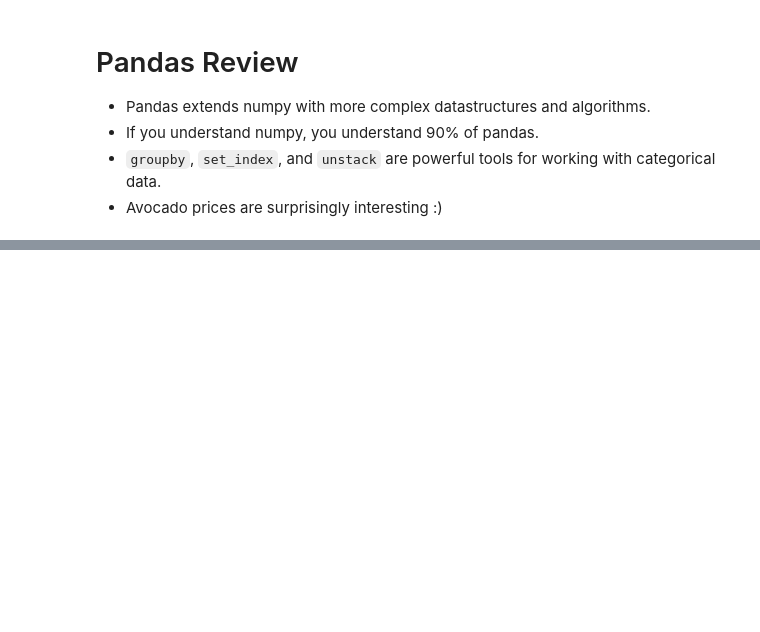
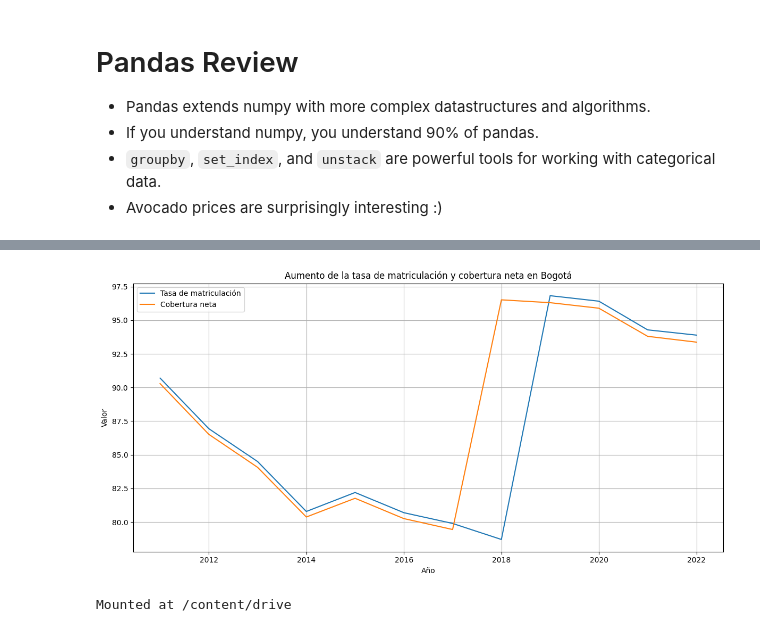
Before and after one commit to nat1600/AlgorithmsUN2024II, a Jupyter notebook: Lab2/ksierram_Lab2.ipynb, the cells around one changed output, grey strips where cells are left out. Drawn from its saved outputs; the diff is of its cells as text; code cells hidden in the pictures; blank space fills up the shorter version.

```diff
--- a/Lab2/ksierram_Lab2.ipynb
+++ b/Lab2/ksierram_Lab2.ipynb
@@ -1748,0 +1792,20 @@ ax.set_xticklabels(ax.get_xticklabels(), rotation=45);
+# %%
+datos_bogota = asociaciones[asociaciones['DEPARTAMENTO'] == 'Bogotá, D.C.']
+
+plt.figure(figsize=(12, 6))
+plt.plot(datos_bogota['AÑO'], datos_bogota['TASA_MATRICULACIÓN_5_16'], label='Tasa de matriculación')
+plt.plot(datos_bogota['AÑO'], datos_bogota['COBERTURA_NETA'], label='Cobertura neta')
+plt.title('Aumento de la tasa de matriculación y cobertura neta en Bogotá')
+plt.xlabel('Año')
+plt.ylabel('Valor')
+plt.legend()
+plt.grid(True)
+plt.tight_layout()
+plt.show()
+# %% [output]
+[figure, added]
+# %%
+from google.colab import drive
+drive.mount('/content/drive')
+# %% [output]
+Mounted at /content/drive
```
Also changed, not shown: parts of 119 cells of this notebook.
